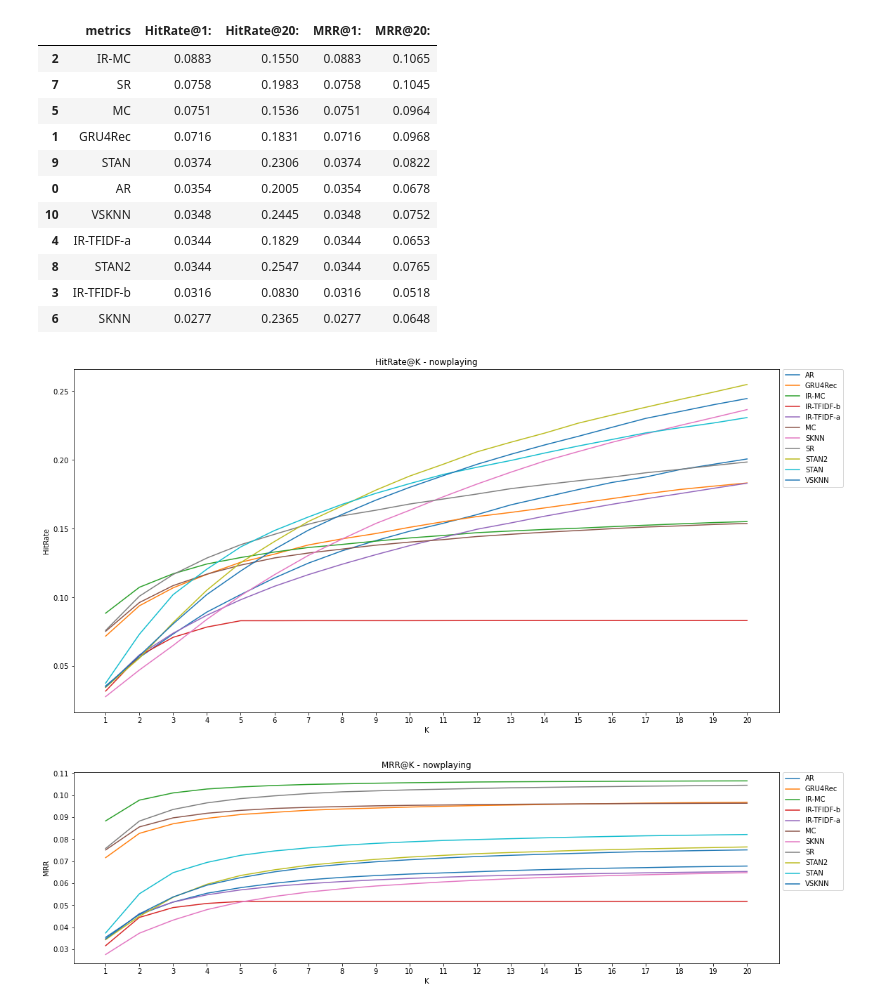
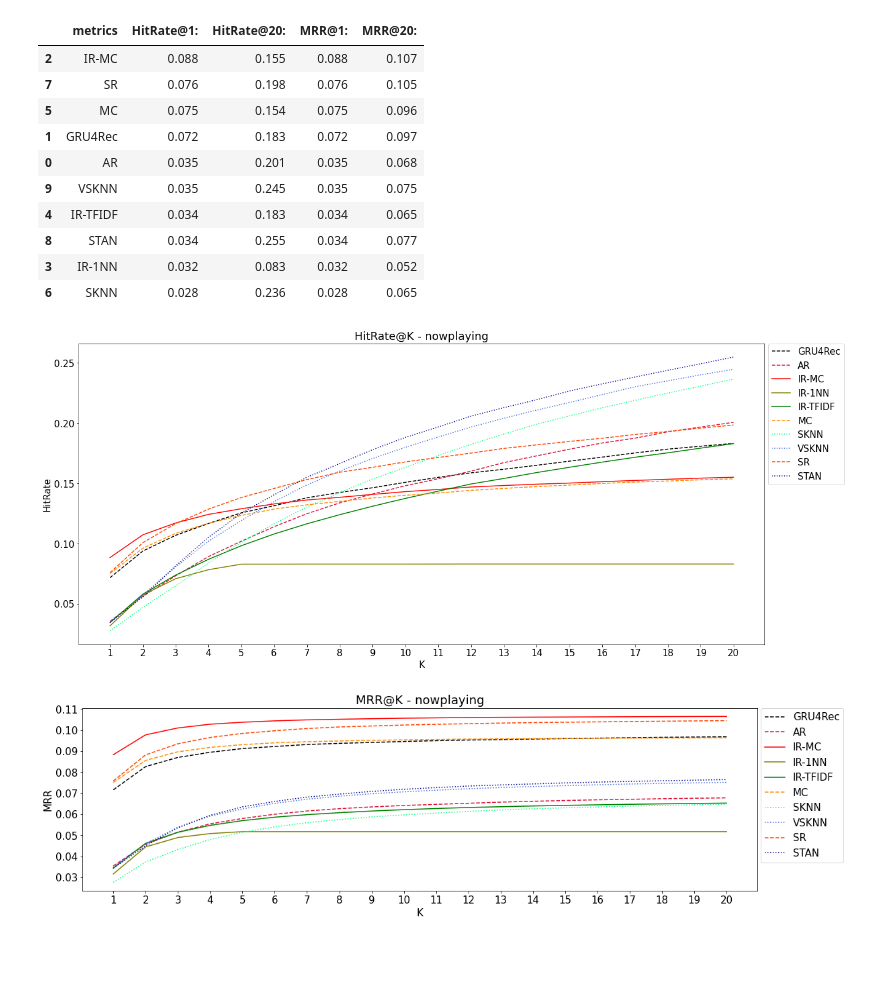
Before and after one commit to arthurtofani/session-rec, a Jupyter notebook: performance.ipynb, the cells around one changed output. Cells and saved outputs as stored; diff of their text form; code cells hidden in the pictures; blank space fills up the shorter version.

```diff
--- a/performance.ipynb
+++ b/performance.ipynb
@@ -3,7 +3,8 @@ import pandas as pd
 import numpy as np
 import os
 import matplotlib.pyplot as plt
-pd.set_option('precision', 4)
+pd.set_option('precision', 3)
+plt.rcParams.update({'font.size': 15})
 fig_path = '/home/arthur/Documents/Doutorado/papers/rec/umuai'
 # %%
 dataset = 'nowplaying'
@@ -35,37 +36,46 @@ xdf = df[['metrics', 'HitRate@1: ', 'HitRate@20: ', 'MRR@1: ', 'MRR@20: ']].sort
 xdf.style.background_gradient(axis = 0, cmap='Blues')
 # %% [output]
 |  | metrics | HitRate@1: | HitRate@20: | MRR@1: | MRR@20: |
-| 2 | IR-MC | 0.0883 | 0.1550 | 0.0883 | 0.1065 |
-| 7 | SR | 0.0758 | 0.1983 | 0.0758 | 0.1045 |
-| 5 | MC | 0.0751 | 0.1536 | 0.0751 | 0.0964 |
-| 1 | GRU4Rec | 0.0716 | 0.1831 | 0.0716 | 0.0968 |
-| 9 | STAN | 0.0374 | 0.2306 | 0.0374 | 0.0822 |
-| 0 | AR | 0.0354 | 0.2005 | 0.0354 | 0.0678 |
-| 10 | VSKNN | 0.0348 | 0.2445 | 0.0348 | 0.0752 |
-| 4 | IR-TFIDF-a | 0.0344 | 0.1829 | 0.0344 | 0.0653 |
-| 8 | STAN2 | 0.0344 | 0.2547 | 0.0344 | 0.0765 |
-| 3 | IR-TFIDF-b | 0.0316 | 0.0830 | 0.0316 | 0.0518 |
-| 6 | SKNN | 0.0277 | 0.2365 | 0.0277 | 0.0648 |
+| 2 | IR-MC | 0.088 | 0.155 | 0.088 | 0.107 |
+| 7 | SR | 0.076 | 0.198 | 0.076 | 0.105 |
+| 5 | MC | 0.075 | 0.154 | 0.075 | 0.096 |
+| 1 | GRU4Rec | 0.072 | 0.183 | 0.072 | 0.097 |
+| 0 | AR | 0.035 | 0.201 | 0.035 | 0.068 |
+| 9 | VSKNN | 0.035 | 0.245 | 0.035 | 0.075 |
+| 4 | IR-TFIDF | 0.034 | 0.183 | 0.034 | 0.065 |
+| 8 | STAN | 0.034 | 0.255 | 0.034 | 0.077 |
+| 3 | IR-1NN | 0.032 | 0.083 | 0.032 | 0.052 |
+| 6 | SKNN | 0.028 | 0.236 | 0.028 | 0.065 |
 # %%
 cl = ['HitRate@%s: ' % x for x in range(1, 21)]
 df_hr = df[['metrics'] + cl].T
+refs = slugs_df.set_index('slug')
+lines = {'neural': '--', 'IR': '-', 'kNN': ':', 'rules': '--'}
+algs = refs[refs.index != 'skip']
+
 new_header = df_hr.iloc[0]
 df_hr = df_hr[1:]
 df_hr.columns = new_header
 blacklist = ['ir_mc-past_items=1', 'ir_mc-past_items=2', 'ir_mc-past_items=3', 'ir_mc-past_items=5', 'ir_mc-past_items=6']
 
-plt.figure(figsize=(18, 9))
-for col in [c for c in df_hr.columns if c not in blacklist]:
-    plt.plot(df_hr[col], label=col)
-plt.legend(bbox_to_anchor=(1.005, 1), loc='upper left', borderaxespad=0.)
+plt.figure(figsize=(20, 9))
+for col in algs.index:
+    ref = refs.loc[col]
+    color = ref.color if ref.color != 'skip' else None
+    plt.plot(df_hr[col], label=col,
+             color=color,
+             linestyle=lines[refs.loc[col].alg_type])
+plt.legend(algs.index, bbox_to_anchor=(1.005, 1), loc='upper left', borderaxespad=0.)
+#fig.legend(np.array(lines)[order], y.columns[order])
+
 plt.xticks(range(20), range(1, 21))
 plt.xlabel('K')
 plt.ylabel('HitRate')
 plt.title("HitRate@K - %s" % dataset)
 plt.savefig(os.path.join(fig_path, '%s_hit_rate.pdf' % dataset), format='pdf')
 plt.show()
 # %% [output]
-[figure, old version]
+[figure, new version]
 # %%
 cl = ['MRR@%s: ' % x for x in range(1, 21)]
 df_mrr = df[['metrics'] + cl].T
@@ -73,10 +83,19 @@ df_mrr = df[['metrics'] + cl].T
 new_header = df_mrr.iloc[0]
 df_mrr = df_mrr[1:]
 df_mrr.columns = new_header
+refs = slugs_df.set_index('slug')
+lines = {'neural': '--', 'IR': '-', 'kNN': ':', 'rules': '--'}
+alpha = {'neural': 1, 'IR': 1, 'kNN': 0.6, 'rules': 0.8}
+algs = refs[refs.index != 'skip']
+
 
 plt.figure(figsize=(18, 5))
-for col in [c for c in df_mrr.columns if c not in blacklist]:
-    plt.plot(df_mrr[col], label=col)
+for col in algs.index:
+    ref = refs.loc[col]
+    color = ref.color if ref.color != 'skip' else None
+    plt.plot(df_mrr[col], label=col,
+             color=color,
+             linestyle=lines[refs.loc[col].alg_type])
 plt.legend(bbox_to_anchor=(1.005, 1), loc='upper left', borderaxespad=0.)
 plt.xticks(range(20), range(1, 21))
 plt.xlabel('K')
@@ -85,7 +104,7 @@ plt.title("MRR@K - %s" % dataset)
 plt.savefig(os.path.join(fig_path, '%s_mrr.pdf' % dataset), format='pdf')
 plt.show()
 # %% [output]
-[figure, old version]
+[figure, new version]
 # %%
 txt = xdf.to_latex(col_space=1, index=False)
 open('/home/arthur/Documents/Doutorado/papers/rec/umuai/tbl_%s.tex' % dataset, 'w').write(txt)
```
Also changed, not shown: parts of 3 cells of this notebook, 9 other files.
